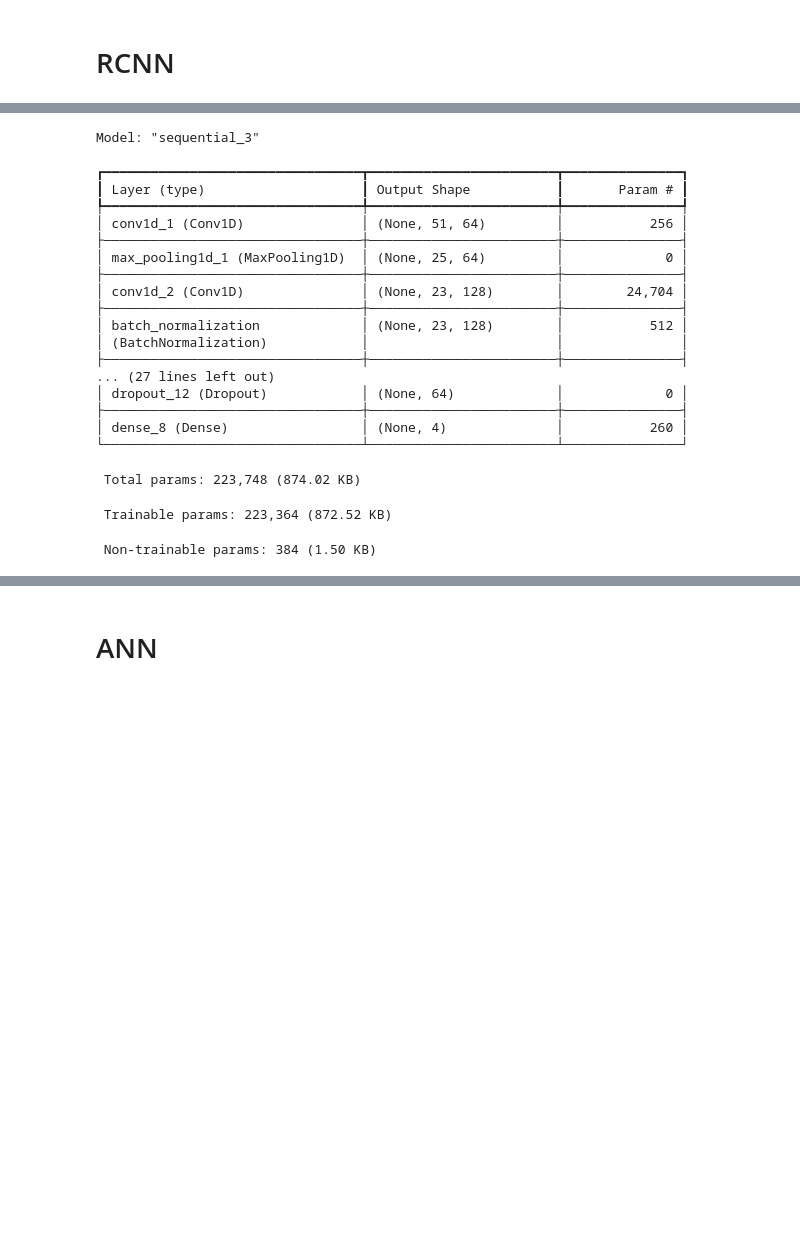
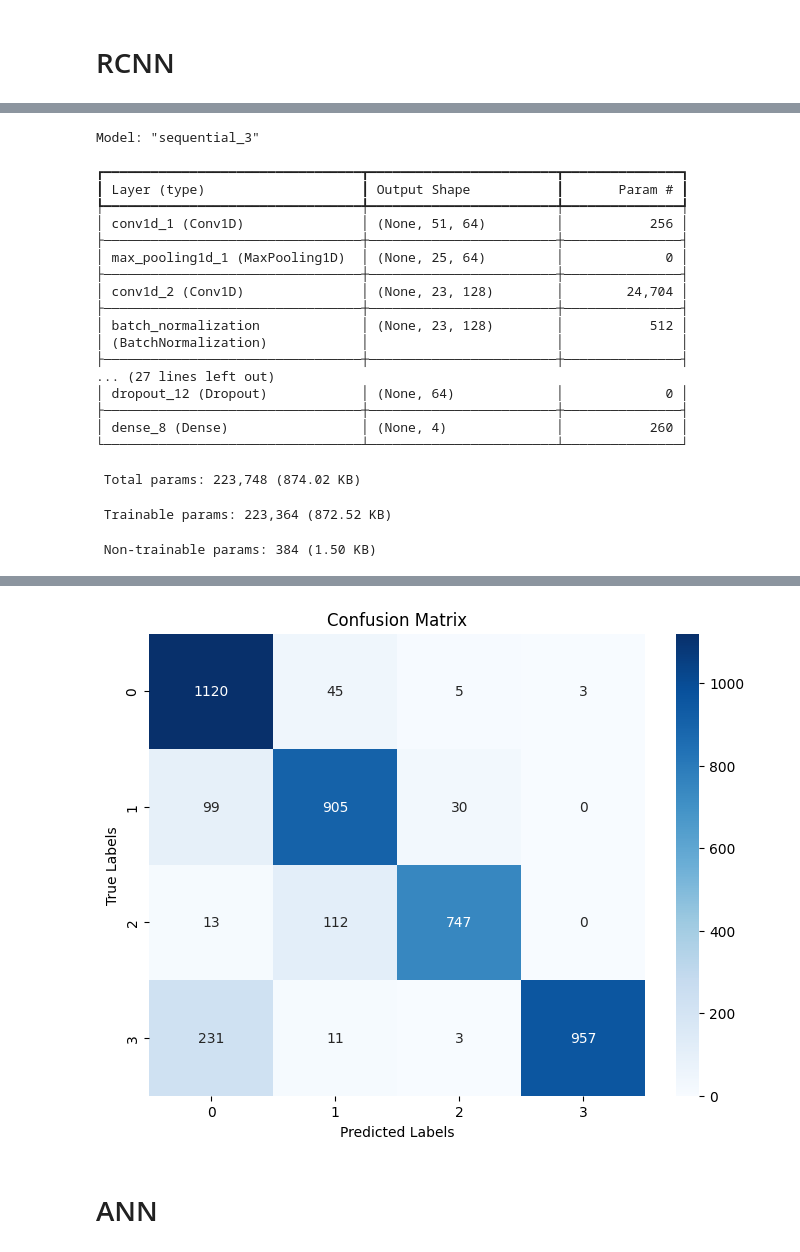
Before and after one commit to nehakolambe/MoodyTunes, a Jupyter notebook: model.ipynb, the cells around one changed output, grey strips where cells are left out. Saved outputs shown, nothing was run; the diff lists cells and outputs as text; code cells hidden in the pictures; blank space fills up the shorter version.

```diff
--- a/model.ipynb
+++ b/model.ipynb
@@ -445,6 +532,31 @@ new_model.summary()
 
 # Train the model
 new_model.fit(new_X_scaled1, new_y, epochs=25, batch_size=64, validation_split=0.2)
+
+# Save model after training
+new_model.save('models/rcnn_new_dataset_model.h5')
+
+new_y_pred = new_model.predict(new_X_scaled1)
+new_y_pred_classes = np.argmax(new_y_pred, axis=1)  # Convert predictions to class labels (0, 1, 2, or 3)
+
+# Compute confusion matrix
+new_cm = confusion_matrix(new_y, new_y_pred_classes)
+
+# Calculate accuracy directly
+accuracy = accuracy_score(new_y, new_y_pred_classes)
+print(f"Accuracy: {accuracy:.2f}")
+
+# Plot the confusion matrix as a heatmap
+plt.figure(figsize=(8, 6))
+sns.heatmap(new_cm, annot=True, fmt="d", cmap="Blues", xticklabels=[0, 1, 2, 3], yticklabels=[0, 1, 2, 3], cbar=True)
+
+# Labels and title
+plt.xlabel('Predicted Labels')
+plt.ylabel('True Labels')
+plt.title('Confusion Matrix')
+
+# Show the plot
+plt.show()
 # %% [output]
 Model: "sequential_3"
 ┏━━━━━━━━━━━━━━━━━━━━━━━━━━━━━━━━━┳━━━━━━━━━━━━━━━━━━━━━━━━┳━━━━━━━━━━━━━━━┓
@@ -488,3 +602,4 @@ Epoch 25/25
+[figure, added]
 # %% [markdown]
 # ANN
 # %%
```
Also changed, not shown: parts of 13 cells of this notebook, 13 other files.
